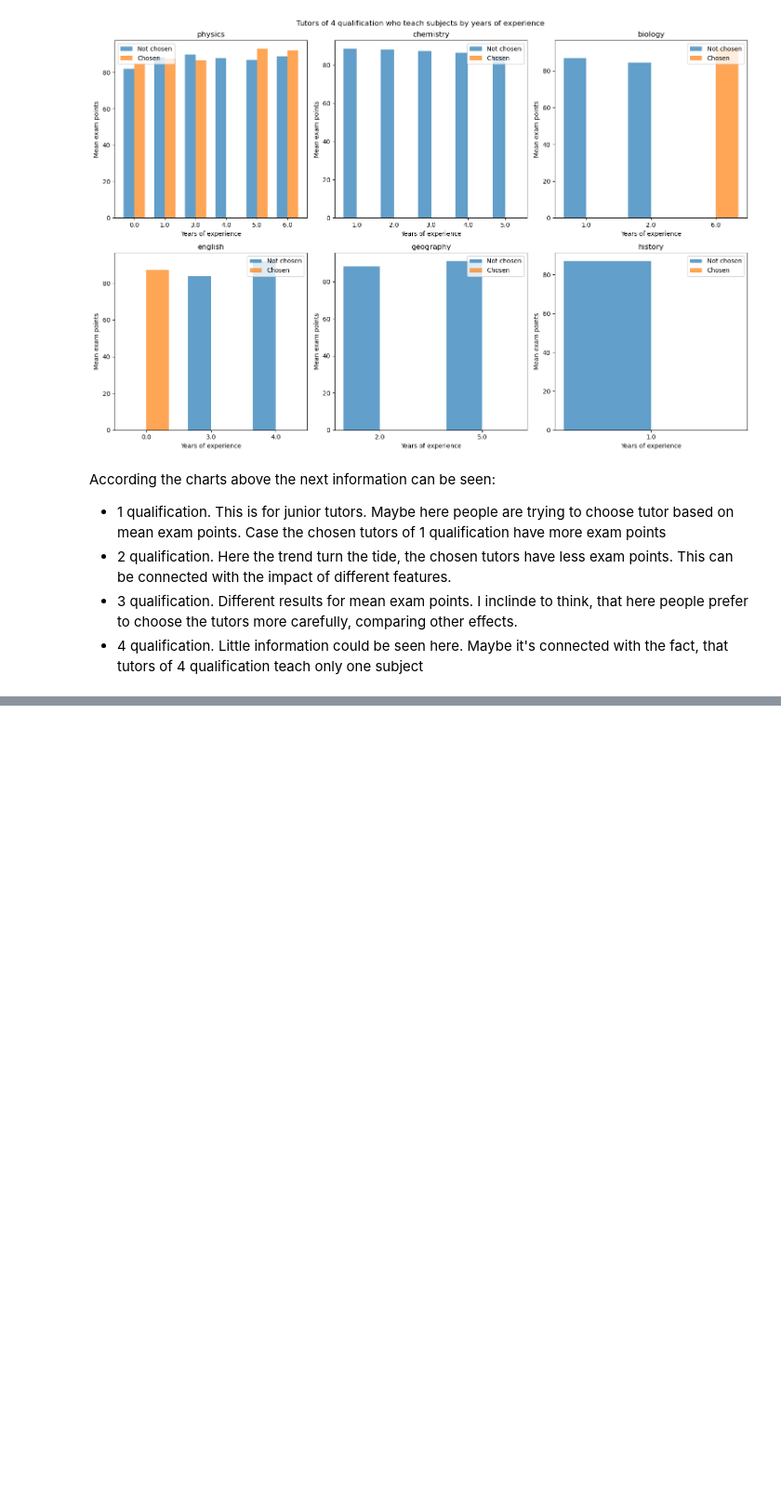
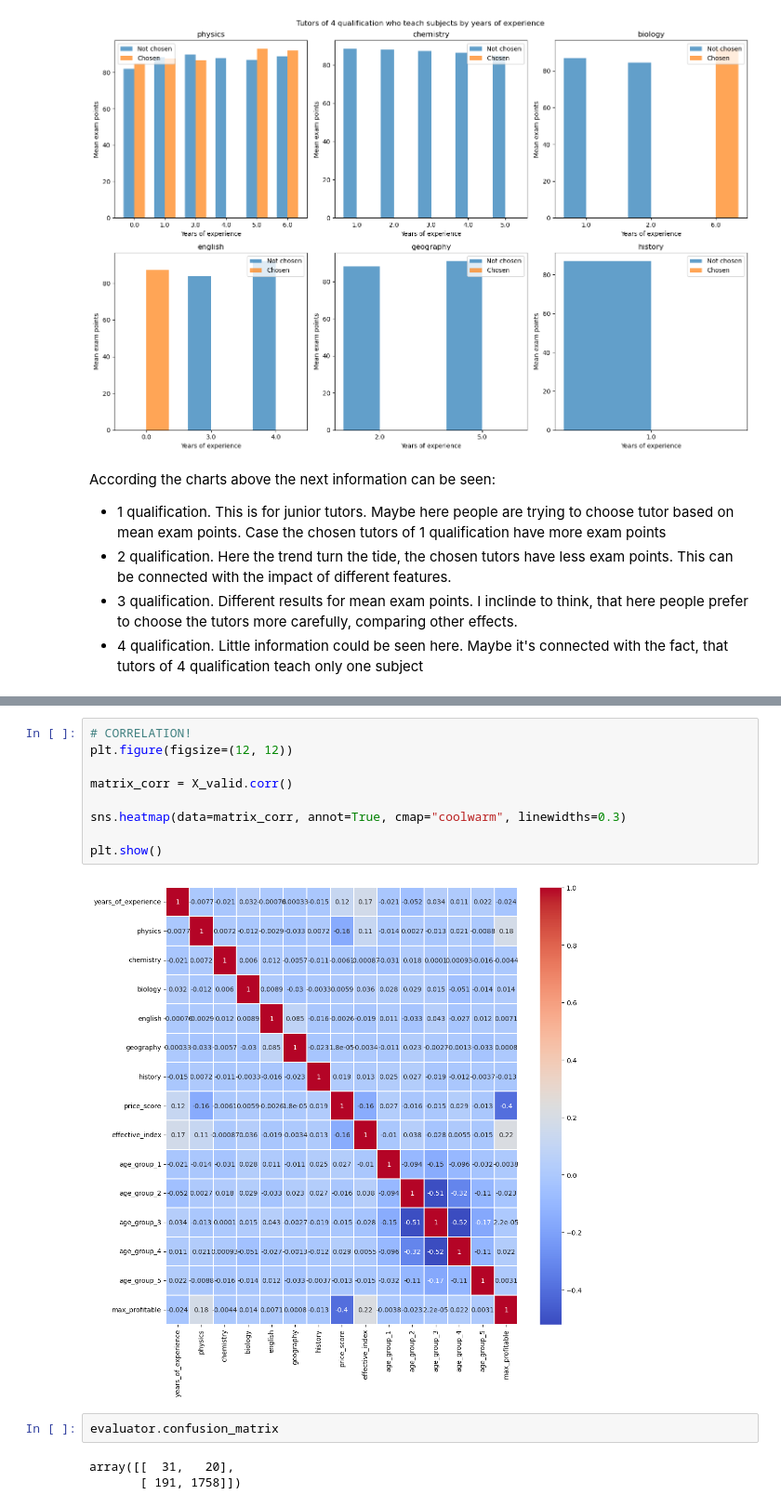
Before and after one commit to SpaceMakerc/tutor_prediction, a Jupyter notebook: predict_model_v1.ipynb, the cells around one changed output, grey strips where cells are left out. Shown at 93% size. Cells and saved outputs as stored; diff of their text form; blank space fills up the shorter version.

```diff
--- a/predict_model_v1.ipynb
+++ b/predict_model_v1.ipynb
@@ -1717,0 +1854,16 @@ According the charts above the next information can be seen:
+# %%
+# CORRELATION!
+plt.figure(figsize=(12, 12))
+
+matrix_corr = X_valid.corr()
+
+sns.heatmap(data=matrix_corr, annot=True, cmap="coolwarm", linewidths=0.3)
+
+plt.show()
+# %% [output]
+[figure, added]
+# %%
+evaluator.confusion_matrix
+# %% [output]
+array([[  31,   20],
+       [ 191, 1758]])
```
Also changed, not shown: parts of 11 cells of this notebook.
